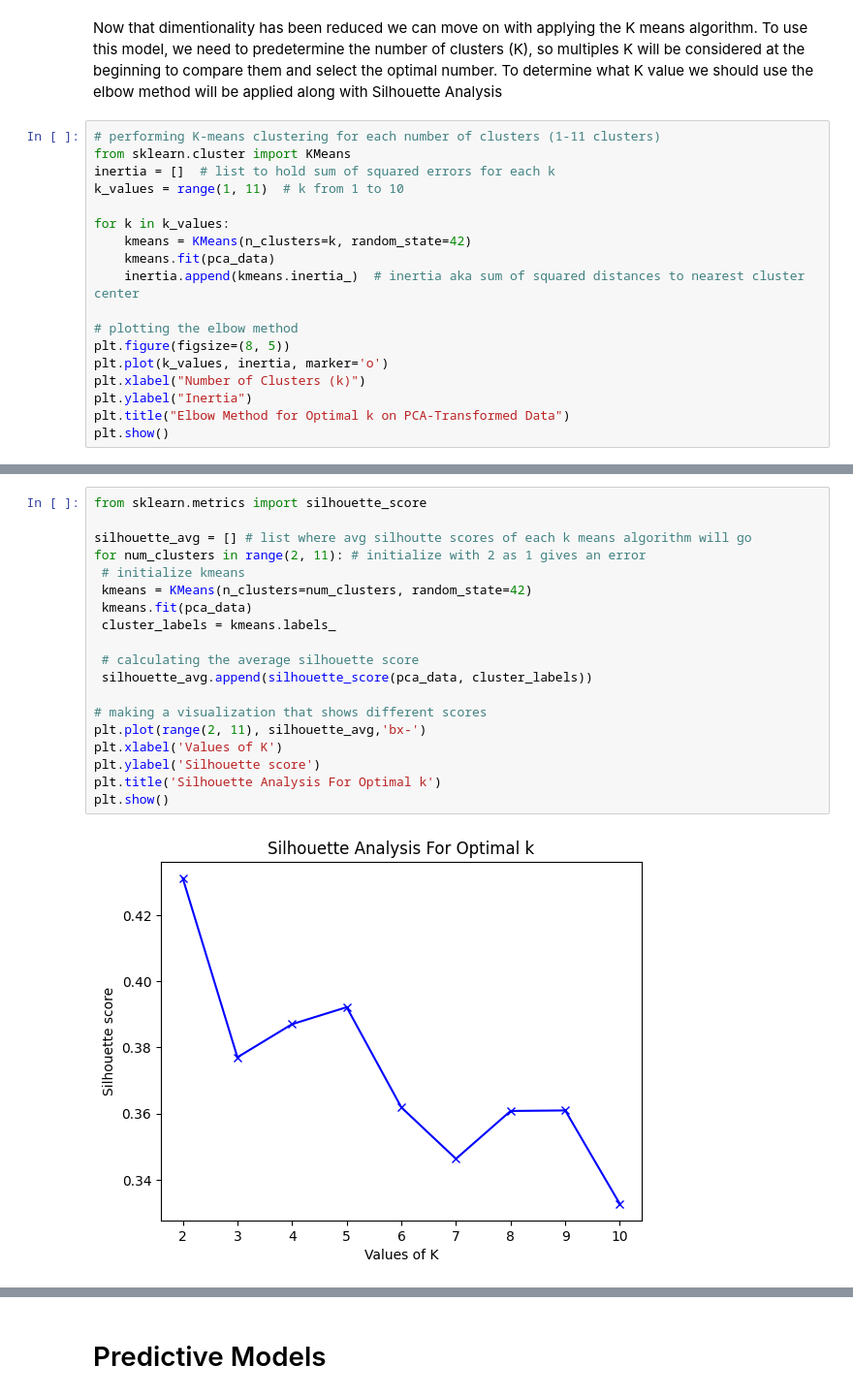
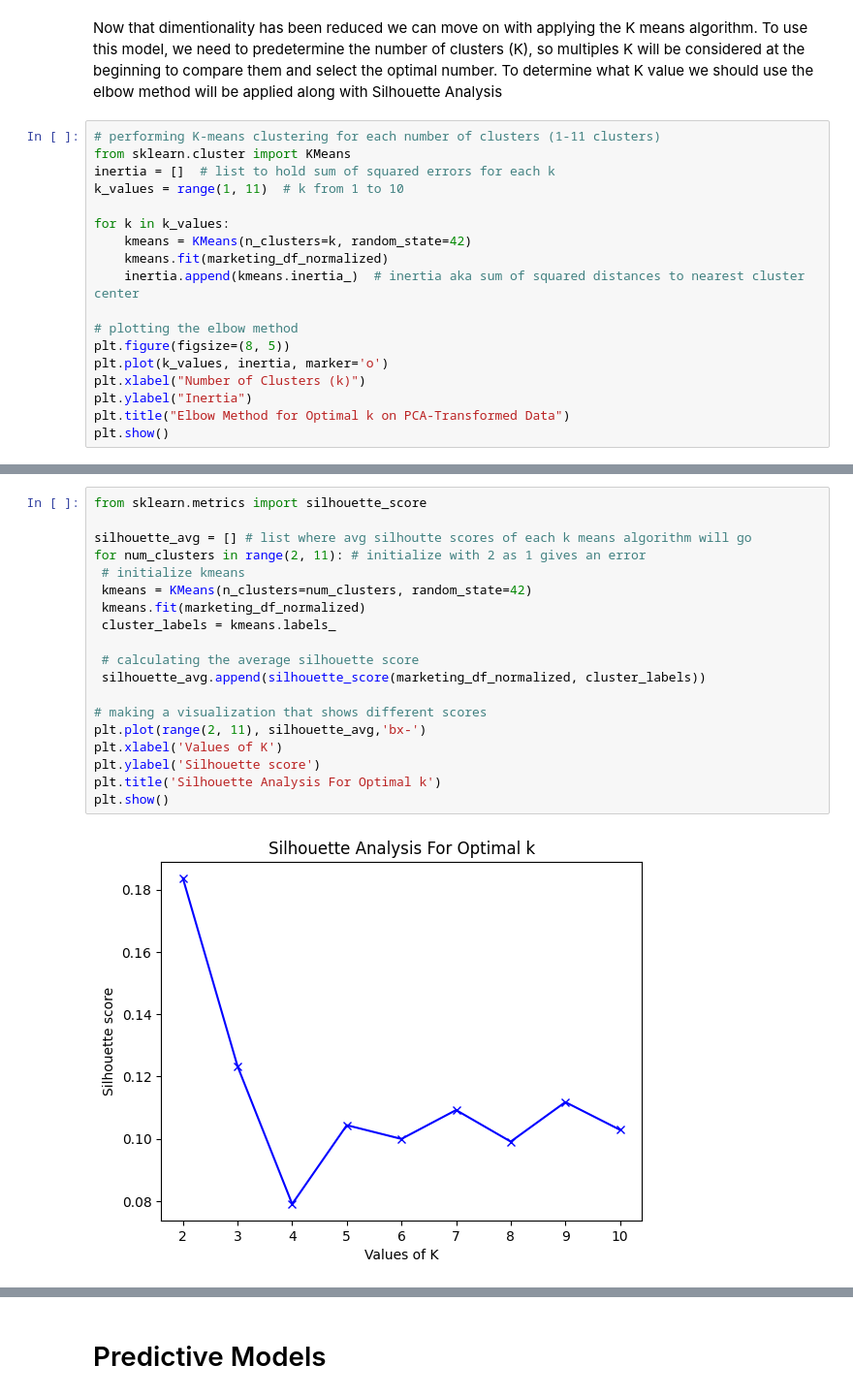
Before and after one commit to kimvkemenade/DM_team16, a Jupyter notebook: DM_Assignment_2.ipynb, the cells around one changed output, grey strips where cells are left out. Shown at 97% size. Cells and saved outputs as stored; diff of their text form.

```diff
--- a/DM_Assignment_2.ipynb
+++ b/DM_Assignment_2.ipynb
@@ -566,7 +516,7 @@ k_values = range(1, 11)  # k from 1 to 10
 
 for k in k_values:
     kmeans = KMeans(n_clusters=k, random_state=42)
-    kmeans.fit(pca_data)
+    kmeans.fit(marketing_df_normalized)
     inertia.append(kmeans.inertia_)  # inertia aka sum of squared distances to nearest cluster center
 
 # plotting the elbow method
@@ -585,22 +535,22 @@ Another common measure that is used to determine the ideal number of clusters is
 # %%
 from sklearn.metrics import silhouette_score
 
 silhouette_avg = [] # list where avg silhoutte scores of each k means algorithm will go
 for num_clusters in range(2, 11): # initialize with 2 as 1 gives an error
  # initialize kmeans
  kmeans = KMeans(n_clusters=num_clusters, random_state=42)
- kmeans.fit(pca_data)
+ kmeans.fit(marketing_df_normalized)
  cluster_labels = kmeans.labels_
 
  # calculating the average silhouette score
- silhouette_avg.append(silhouette_score(pca_data, cluster_labels))
+ silhouette_avg.append(silhouette_score(marketing_df_normalized, cluster_labels))
 
 # making a visualization that shows different scores
 plt.plot(range(2, 11), silhouette_avg,'bx-')
 plt.xlabel('Values of K')
 plt.ylabel('Silhouette score')
 plt.title('Silhouette Analysis For Optimal k')
 plt.show()
 # %% [output]
-[figure, old version]
+[figure, new version]
 # %% [markdown]
```
Also changed, not shown: parts of 21 cells of this notebook.
